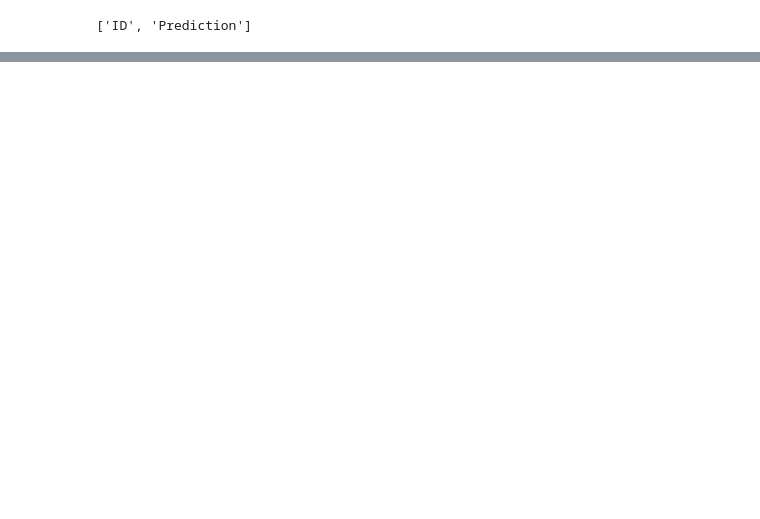
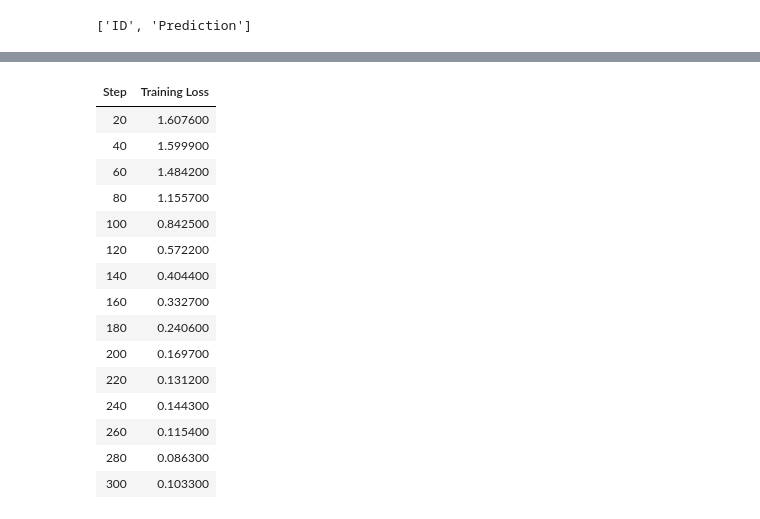
Before and after one commit to Ramakrishnaa-R/dl-genai-project-23f2000775, a Jupyter notebook: dl-23f2000775-notebook-t22026.ipynb, the cells around one changed output, grey strips where cells are left out. Cells and saved outputs as stored; diff of their text form; code cells hidden in the pictures; blank space fills up the shorter version.

```diff
--- a/dl-23f2000775-notebook-t22026.ipynb
+++ b/dl-23f2000775-notebook-t22026.ipynb
@@ -651,0 +751,7 @@ print(transformers.__version__)
+# %%
+logits = trainer.predict(test_ds).predictions
+if isinstance(logits, tuple):
+    logits = logits[0]
+
+probs_seed42 = torch.softmax(torch.tensor(logits), dim=1).cpu().numpy()
+np.save("/kaggle/working/probs_seed42.npy", probs_seed42)
@@ -700,0 +766,57 @@ Saved to /kaggle/working/submission.csv
+# %%
+def train_full_seed(seed, epochs=5):
+    set_seed(seed)
+    np.random.seed(seed)
+    random.seed(seed)
+    torch.manual_seed(seed)
+    torch.cuda.manual_seed_all(seed)
+
+    full_train_ds = make_dataset(
+        mcq_train.reset_index(drop=True),
+        include_labels=True,
+    )
+
+    args = TrainingArguments(
+        output_dir=f"/kaggle/working/deberta_seed_{seed}",
+        learning_rate=1.5e-5,
+        per_device_train_batch_size=4,
+        per_device_eval_batch_size=8,
+        gradient_accumulation_steps=4,
+        num_train_epochs=epochs,
+        weight_decay=0.01,
+        warmup_ratio=0.08,
+        lr_scheduler_type="cosine",
+        fp16=True,
+        gradient_checkpointing=False,
+        logging_strategy="steps",
+        logging_steps=20,
+        save_strategy="no",
+        report_to="none",
+        seed=seed,
+        dataloader_num_workers=2,
+        optim="adamw_torch",
+    )
+
+    model = make_model()
+    seed_trainer = Trainer(
+        model=model,
+        args=args,
+        train_dataset=full_train_ds,
+        data_collator=collator,
+        processing_class=tokenizer,
+    )
+    seed_trainer.train()
+
+    logits = seed_trainer.predict(test_ds).predictions
+    if isinstance(logits, tuple):
+        logits = logits[0]
+
+    probabilities = torch.softmax(torch.tensor(logits), dim=1).cpu().numpy()
+    np.save(f"/kaggle/working/probs_seed{seed}.npy", probabilities)
+
+    del seed_trainer, model
+    gc.collect()
+    torch.cuda.empty_cache()
+
+train_full_seed(seed=2028, epochs=5)
+# %% [output]
@@ -700,0 +829,16 @@ Saved to /kaggle/working/submission.csv
+| Step | Training Loss |
+| 20 | 1.607600 |
+| 40 | 1.599900 |
+| 60 | 1.484200 |
+| 80 | 1.155700 |
+| 100 | 0.842500 |
+| 120 | 0.572200 |
+| 140 | 0.404400 |
+| 160 | 0.332700 |
+| 180 | 0.240600 |
+| 200 | 0.169700 |
+| 220 | 0.131200 |
+| 240 | 0.144300 |
+| 260 | 0.115400 |
+| 280 | 0.086300 |
+| 300 | 0.103300 |
```
Also changed, not shown: parts of 14 cells of this notebook.
